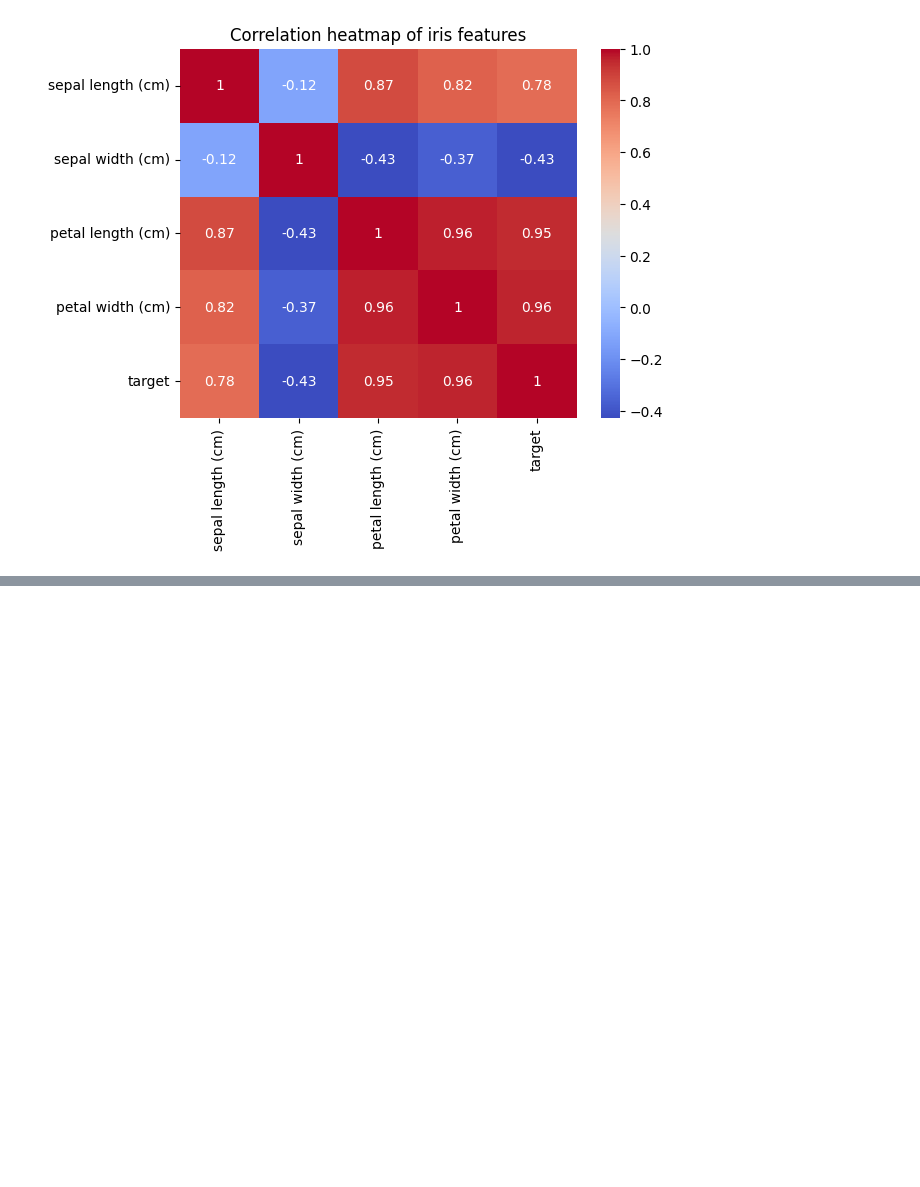
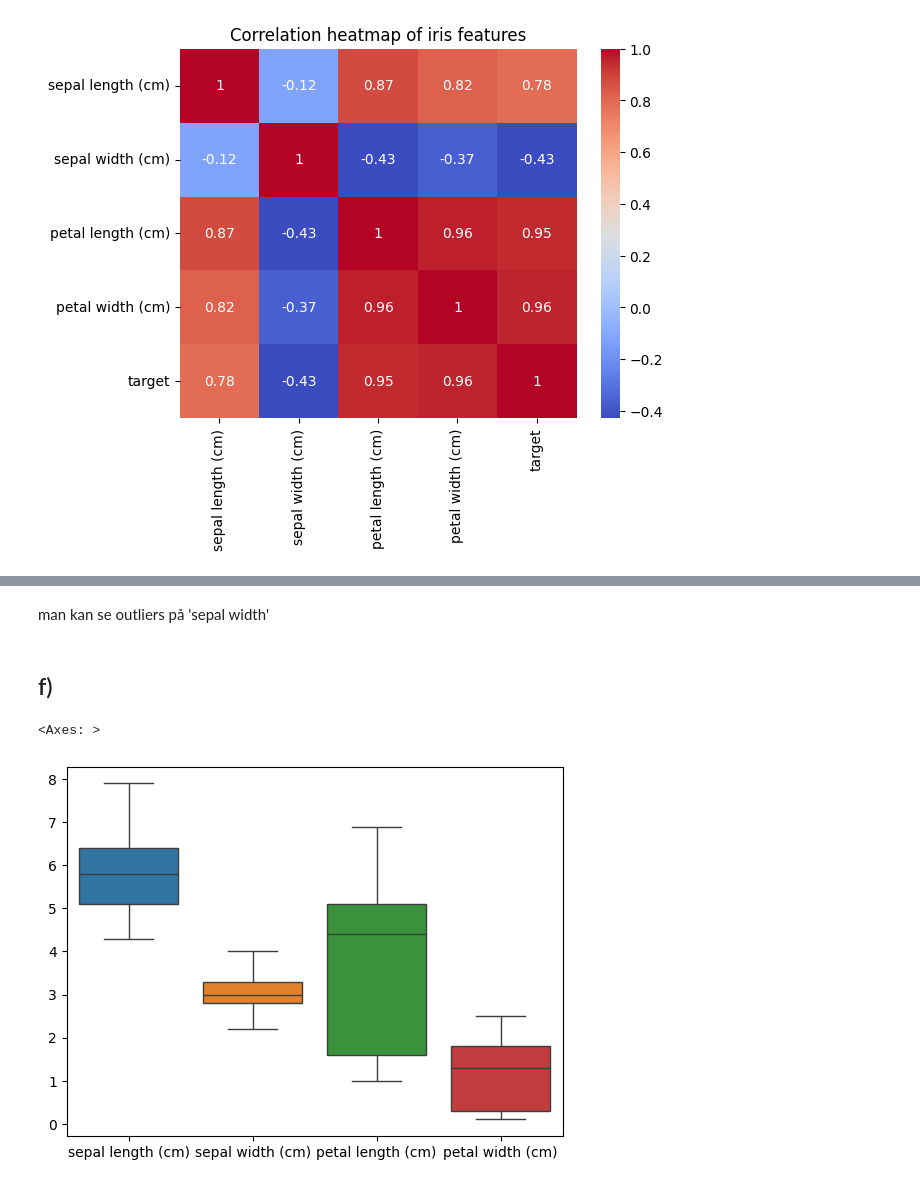
Before and after one commit to luckepucke6/machine_learning_lucas_lindh_mlops25, a Jupyter notebook: exercises/exercise_2/iris_flower_dataset.ipynb, the cells around one changed output, grey strips where cells are left out. Drawn from its saved outputs; the diff is of its cells as text; code cells hidden in the pictures; blank space fills up the shorter version.

```diff
--- a/exercises/exercise_2/iris_flower_dataset.ipynb
+++ b/exercises/exercise_2/iris_flower_dataset.ipynb
@@ -69,0 +93,20 @@ Text(0.5, 1.0, 'Correlation heatmap of iris features')
+# %% [markdown]
+man kan se outliers på 'sepal width'
+# %% [markdown]
+## f)
+# %%
+q1 = df['sepal width (cm)'].quantile(0.25)
+q3 = df['sepal width (cm)'].quantile(0.75)
+IQR = q3 - q1
+
+# definera gränserna
+lower_bound = q1 - 1.5 * IQR
+upper_bound = q3 + 1.5 * IQR
+
+# filtrera bort outliers
+df_cleaned = df[(df['sepal width (cm)'] >= lower_bound) & (df['sepal width (cm)'] <= upper_bound)]
+
+sns.boxplot(data=df_cleaned.drop(columns='target'))
+# %% [output]
+<Axes: >
+[figure, added]
```
Also changed, not shown: parts of 7 cells of this notebook.
